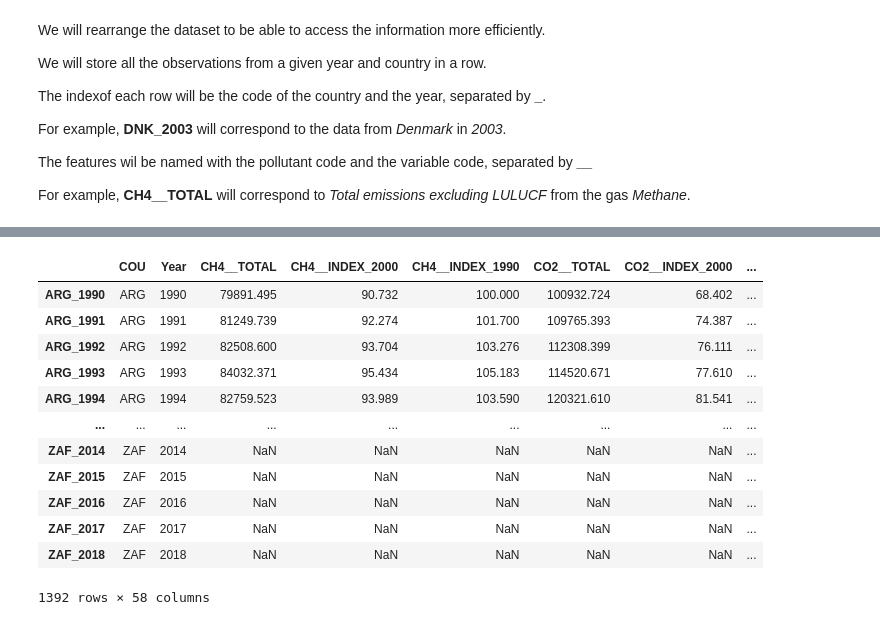
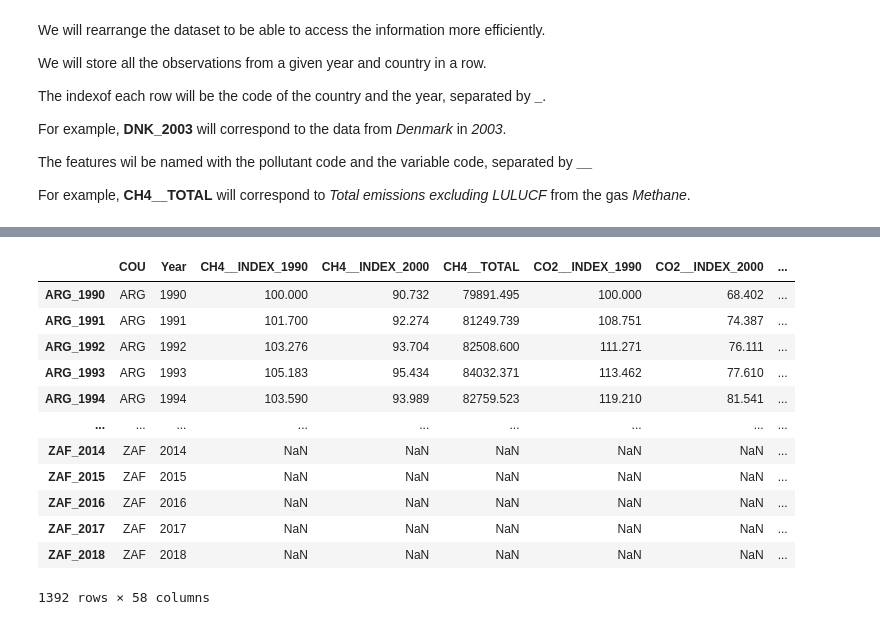
Before and after one commit to OpenGeoScales/ogs-data-exploration, a Jupyter notebook: notebooks/ghg-emissions/oecd/oecd-data-exploration.ipynb, the cells around one changed output, grey strips where cells are left out. Cells and saved outputs as stored; diff of their text form; code cells hidden in the pictures.

```diff
--- a/notebooks/ghg-emissions/oecd/oecd-data-exploration.ipynb
+++ b/notebooks/ghg-emissions/oecd/oecd-data-exploration.ipynb
@@ -220,31 +228,37 @@ for country in country_array:
 # %%
 # Create the final dataframe assigning the index created before
 oecd_final = pd.DataFrame(index=index_array)
 # Add the country code and the year as features
 index_split = oecd_final.index.str.split('_')
 oecd_final["COU"] = [x[0] for x in index_split]
 oecd_final["Year"] = [x[1] for x in index_split]
 oecd_final["Year"] = oecd_final["Year"].astype('int')
 oecd_final.reset_index(inplace=True)
 
 # Store the new information in the dataset
 for key in pol_dict:
     for val in pol_dict[key]:
         temp = oecd_original.loc[(oecd_original["POL"]==key) & (oecd_original["VAR"]==val)][["COU", "Year", "Value"]]
         oecd_final = pd.merge(left=oecd_final, right=temp, how="left", left_on=["COU", "Year"], right_on=["COU", "Year"])
         oecd_final.rename({"Value": key+"__"+val}, axis=1, inplace=True)
 
 oecd_final.set_index("index", inplace=True)
 oecd_final.index.name = None
 oecd_final.sort_index(inplace=True)
+
+column_order = sorted(oecd_final.drop(["COU", "Year"], axis=1).columns.to_list())
+column_order.insert(0,"Year")
+column_order.insert(0,"COU")
+oecd_final = oecd_final.reindex(column_order, axis=1)
+
 oecd_final
 # %% [output]
-|  | COU | Year | CH4__TOTAL | CH4__INDEX_2000 | CH4__INDEX_1990 | CO2__TOTAL | CO2__INDEX_2000 | ... |
-| ARG_1990 | ARG | 1990 | 79891.495 | 90.732 | 100.000 | 100932.724 | 68.402 | ... |
-| ARG_1991 | ARG | 1991 | 81249.739 | 92.274 | 101.700 | 109765.393 | 74.387 | ... |
-| ARG_1992 | ARG | 1992 | 82508.600 | 93.704 | 103.276 | 112308.399 | 76.111 | ... |
-| ARG_1993 | ARG | 1993 | 84032.371 | 95.434 | 105.183 | 114520.671 | 77.610 | ... |
-| ARG_1994 | ARG | 1994 | 82759.523 | 93.989 | 103.590 | 120321.610 | 81.541 | ... |
+|  | COU | Year | CH4__INDEX_1990 | CH4__INDEX_2000 | CH4__TOTAL | CO2__INDEX_1990 | CO2__INDEX_2000 | ... |
+| ARG_1990 | ARG | 1990 | 100.000 | 90.732 | 79891.495 | 100.000 | 68.402 | ... |
+| ARG_1991 | ARG | 1991 | 101.700 | 92.274 | 81249.739 | 108.751 | 74.387 | ... |
+| ARG_1992 | ARG | 1992 | 103.276 | 93.704 | 82508.600 | 111.271 | 76.111 | ... |
+| ARG_1993 | ARG | 1993 | 105.183 | 95.434 | 84032.371 | 113.462 | 77.610 | ... |
+| ARG_1994 | ARG | 1994 | 103.590 | 93.989 | 82759.523 | 119.210 | 81.541 | ... |
 | ... | ... | ... | ... | ... | ... | ... | ... | ... |
 | ZAF_2014 | ZAF | 2014 | NaN | NaN | NaN | NaN | NaN | ... |
 | ZAF_2015 | ZAF | 2015 | NaN | NaN | NaN | NaN | NaN | ... |
```
Also changed, not shown: parts of 4 cells of this notebook, 1 other file.
